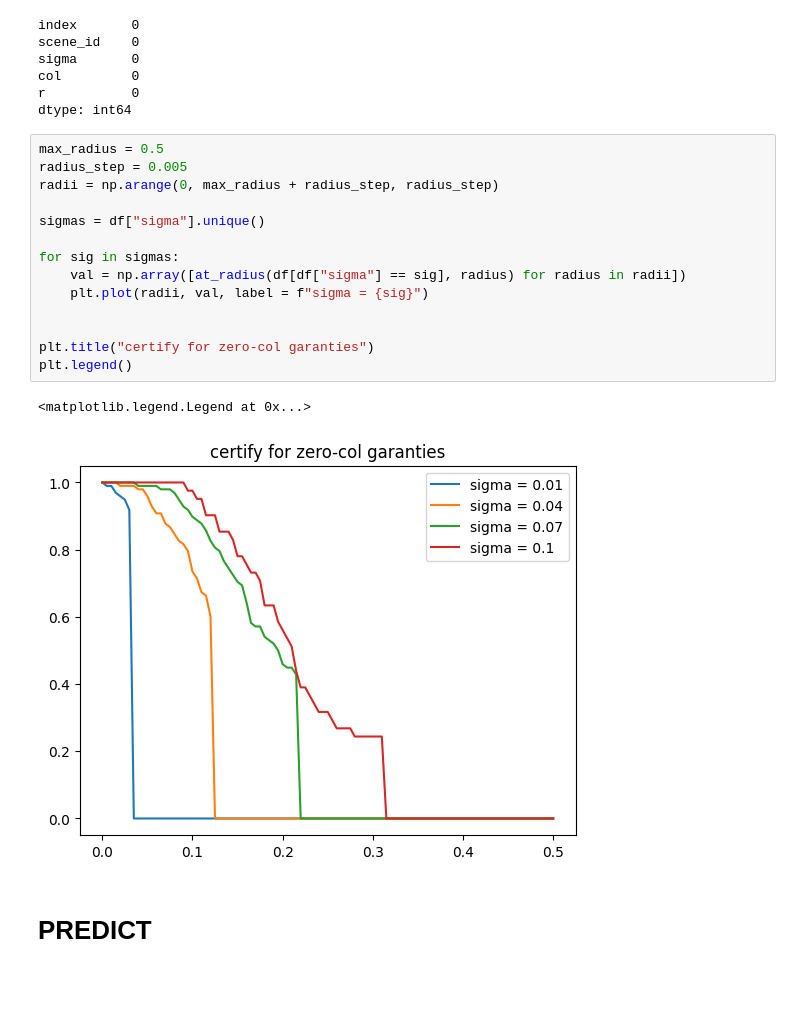
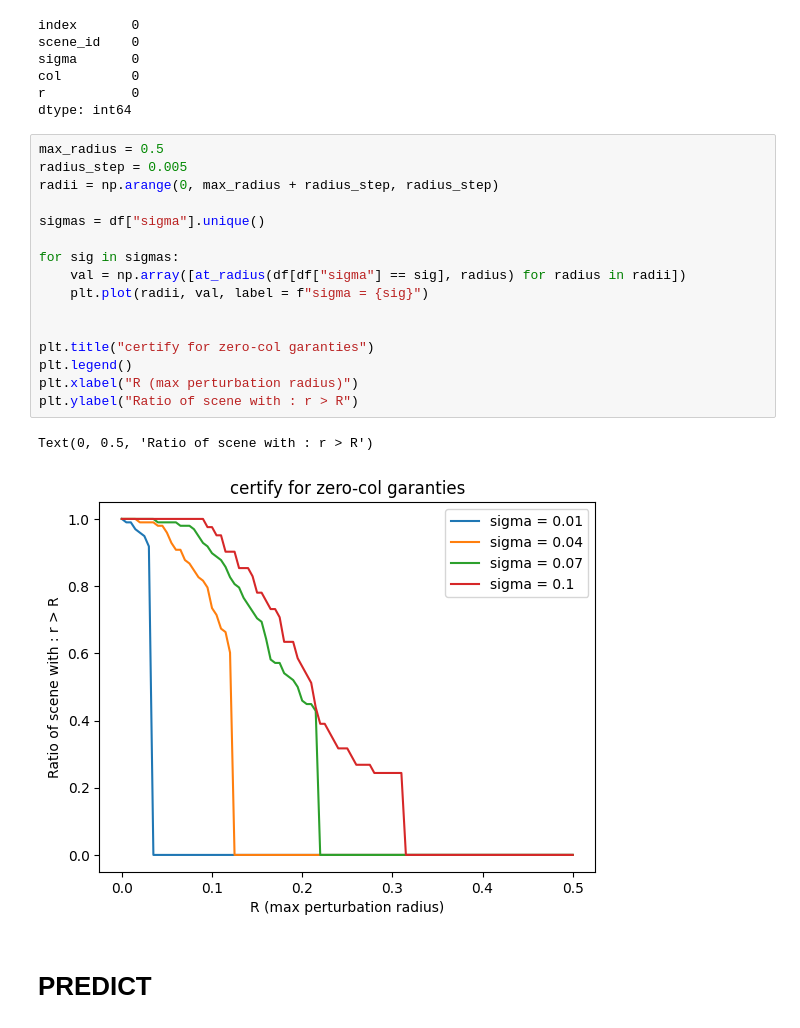
Before and after one commit to TicaGit/s_aware_prediction_VITA, a Jupyter notebook: analyse/zero_col_certif_25_03/my_analyze.ipynb, the cells around one changed output. Cells and saved outputs as stored; diff of their text form; blank space fills up the shorter version.

```diff
--- a/analyse/zero_col_certif_25_03/my_analyze.ipynb
+++ b/analyse/zero_col_certif_25_03/my_analyze.ipynb
@@ -46,19 +46,21 @@ dtype: int64
 # %%
 max_radius = 0.5
 radius_step = 0.005
 radii = np.arange(0, max_radius + radius_step, radius_step)
 
 sigmas = df["sigma"].unique()
 
 for sig in sigmas:
     val = np.array([at_radius(df[df["sigma"] == sig], radius) for radius in radii])
     plt.plot(radii, val, label = f"sigma = {sig}")
 
 
 plt.title("certify for zero-col garanties")
 plt.legend()
+plt.xlabel("R (max perturbation radius)")
+plt.ylabel("Ratio of scene with : r > R")
 # %% [output]
-<matplotlib.legend.Legend at 0x...>
+Text(0, 0.5, 'Ratio of scene with : r > R')
-[figure, old version]
+[figure, new version]
 # %% [markdown]
 # PREDICT
```
Also changed, not shown: 14 other files.
